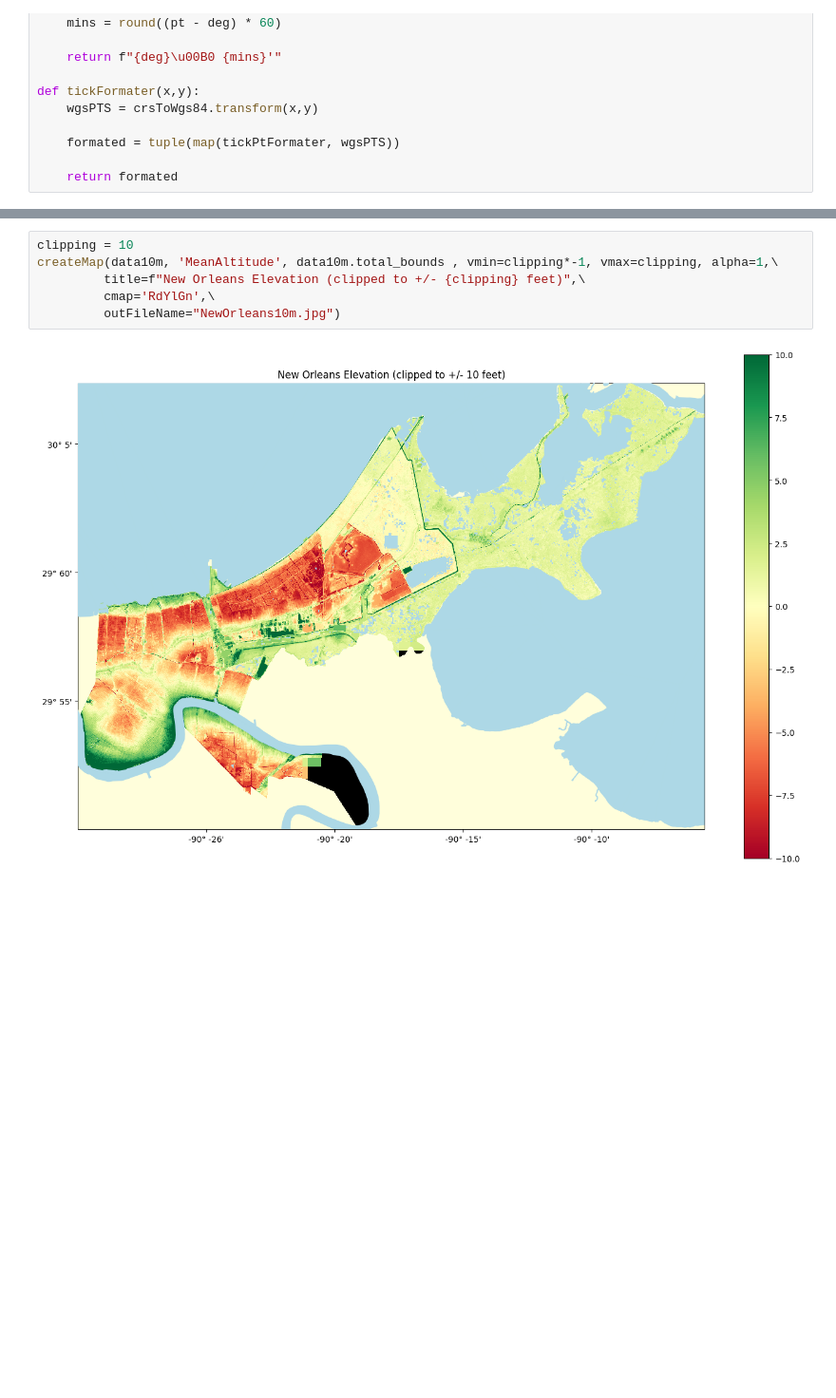
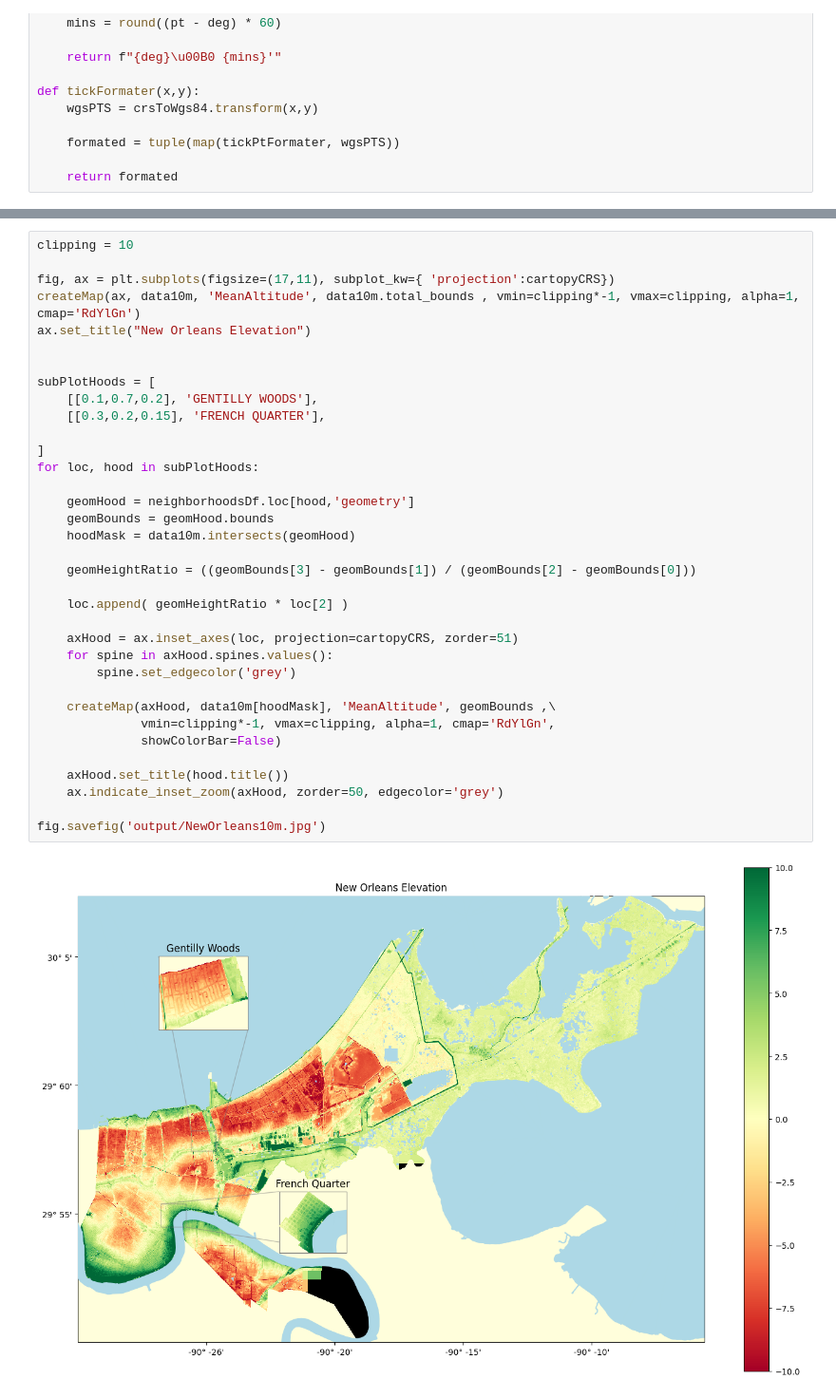
Before and after one commit to GarysCorner/NewOrleansElevation, a Jupyter notebook: CreateMaps_NewOrleans.ipynb, the cells around one changed output, grey strips where cells are left out. Shown at 95% size. Drawn from its saved outputs; the diff is of its cells as text; blank space fills up the shorter version.

Commit message:
New graphic with inlaid neighborhood subplots

```diff
--- a/CreateMaps_NewOrleans.ipynb
+++ b/CreateMaps_NewOrleans.ipynb
@@ -147,8 +138,37 @@ def createMap(df,column,bounds,vmin,vmax,cmap='seismic_r', alpha=0.5, tickSpacin
 # %%
 clipping = 10
-createMap(data10m, 'MeanAltitude', data10m.total_bounds , vmin=clipping*-1, vmax=clipping, alpha=1,\
-         title=f"New Orleans Elevation (clipped to +/- {clipping} feet)",\
-         cmap='RdYlGn',\
-         outFileName="NewOrleans10m.jpg")
+
+fig, ax = plt.subplots(figsize=(17,11), subplot_kw={ 'projection':cartopyCRS})
+createMap(ax, data10m, 'MeanAltitude', data10m.total_bounds , vmin=clipping*-1, vmax=clipping, alpha=1, cmap='RdYlGn')
+ax.set_title("New Orleans Elevation")
+
+
+subPlotHoods = [
+    [[0.1,0.7,0.2], 'GENTILLY WOODS'],
+    [[0.3,0.2,0.15], 'FRENCH QUARTER'],
+
+]
+for loc, hood in subPlotHoods:
+
+    geomHood = neighborhoodsDf.loc[hood,'geometry']
+    geomBounds = geomHood.bounds
+    hoodMask = data10m.intersects(geomHood)
+
+    geomHeightRatio = ((geomBounds[3] - geomBounds[1]) / (geomBounds[2] - geomBounds[0]))
+
+    loc.append( geomHeightRatio * loc[2] )
+
+    axHood = ax.inset_axes(loc, projection=cartopyCRS, zorder=51)
+    for spine in axHood.spines.values():
+        spine.set_edgecolor('grey')
+
+    createMap(axHood, data10m[hoodMask], 'MeanAltitude', geomBounds ,\
+              vmin=clipping*-1, vmax=clipping, alpha=1, cmap='RdYlGn',
+              showColorBar=False)
+
+    axHood.set_title(hood.title())
+    ax.indicate_inset_zoom(axHood, zorder=50, edgecolor='grey')
+
+fig.savefig('output/NewOrleans10m.jpg')
 # %% [output]
-[figure, old version]
+[figure, new version]
```
Also changed, not shown: parts of 11 cells of this notebook, 1 other file.
